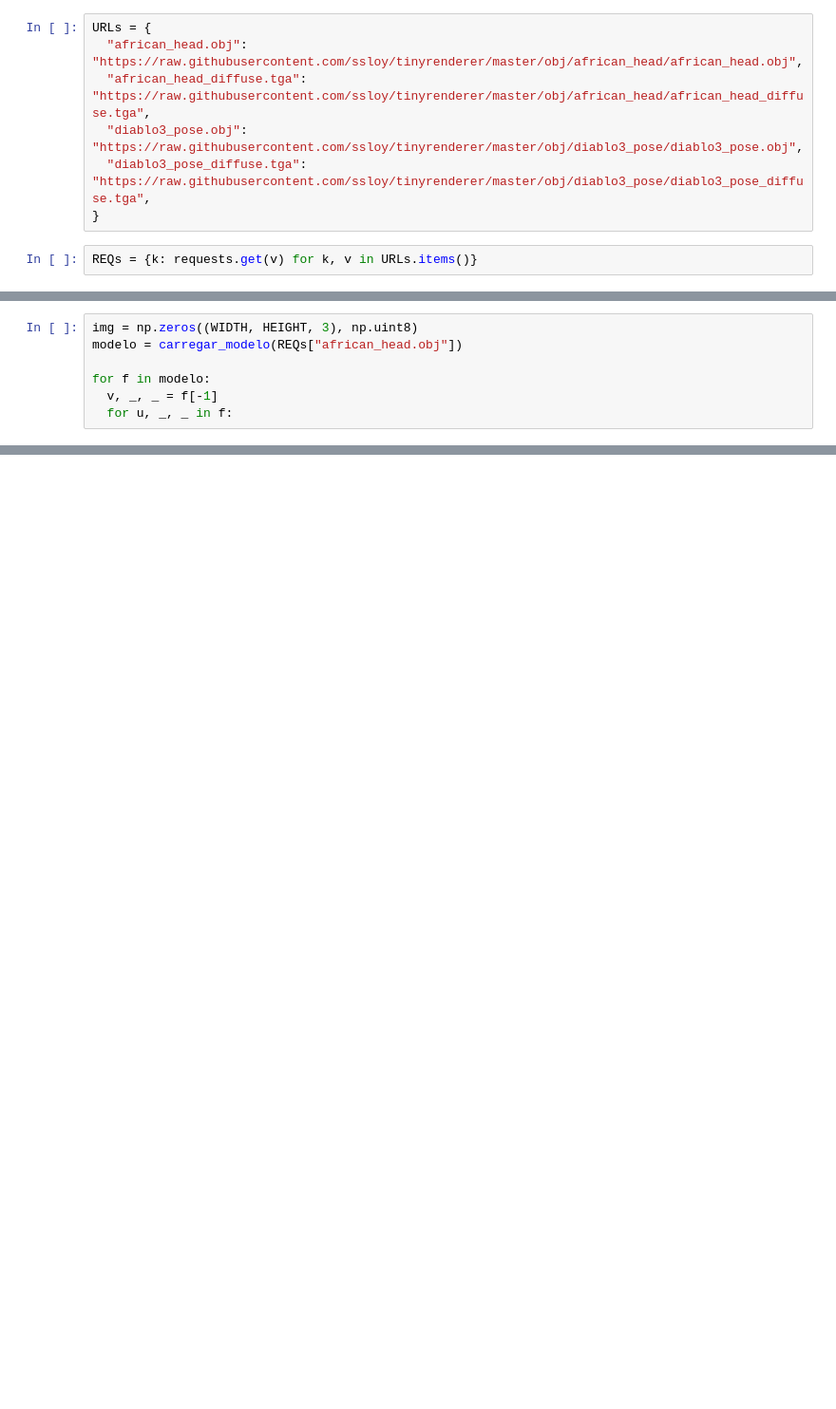
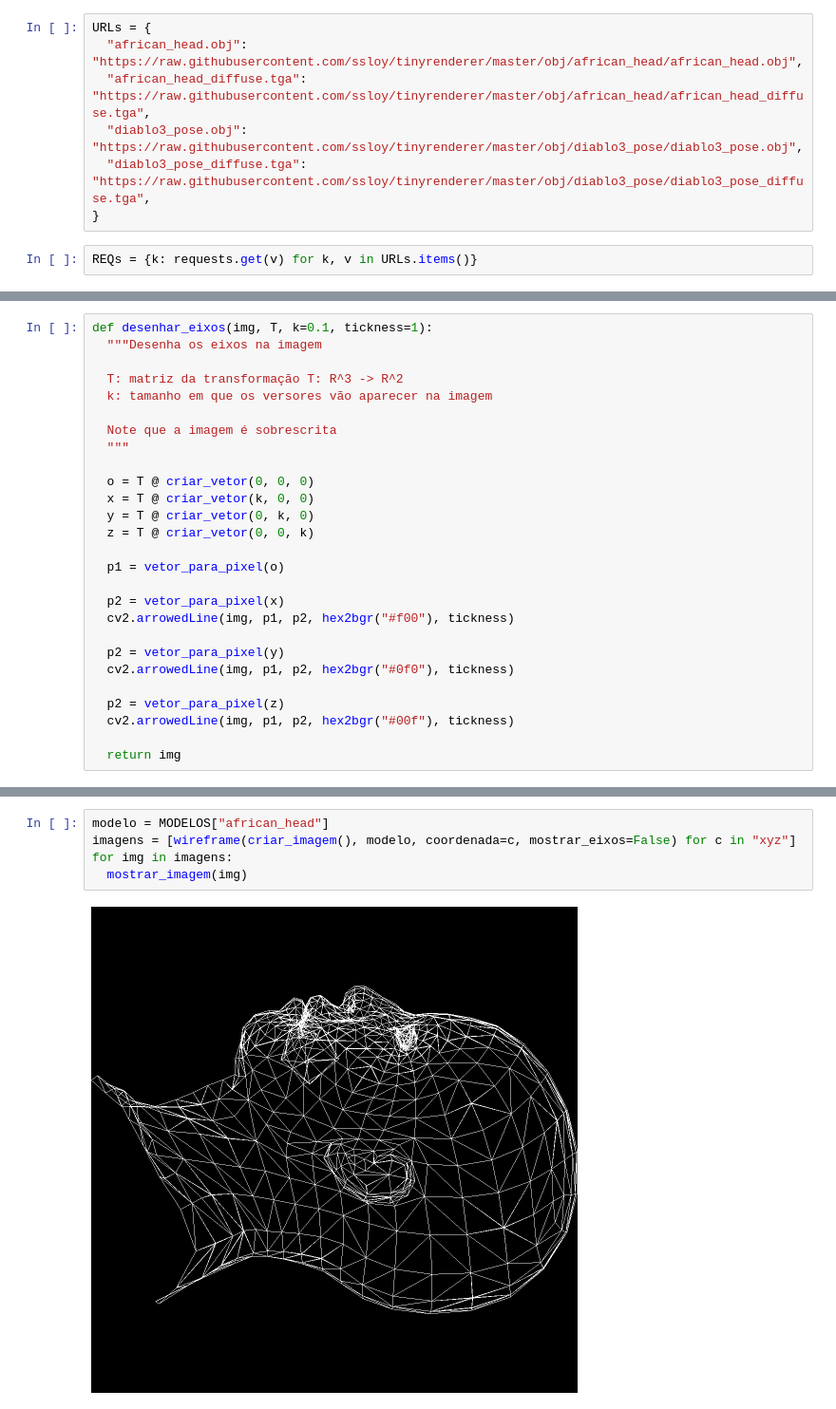
Before and after one commit to Edwolt/TinyRenderer-PythonNotebook, a Jupyter notebook: TinyRenderer.ipynb, the cells around one changed output, grey strips where cells are left out. Shown at 95% size. Saved outputs shown, nothing was run; the diff lists cells and outputs as text; blank space fills up the shorter version.

Commit message:
Renderizando o Wireframe

```diff
--- a/TinyRenderer.ipynb
+++ b/TinyRenderer.ipynb
@@ -237,7 +423,0 @@ cv2_imshow(image)
-# %%
-img = np.zeros((WIDTH, HEIGHT, 3), np.uint8)
-modelo = carregar_modelo(REQs["african_head.obj"])
-
-for f in modelo:
-  v, _, _ = f[-1]
-  for u, _, _ in f:
@@ -243,0 +446,27 @@ for f in modelo:
+# %%
+def desenhar_eixos(img, T, k=0.1, tickness=1):
+  """Desenha os eixos na imagem
+
+  T: matriz da transformação T: R^3 -> R^2
+  k: tamanho em que os versores vão aparecer na imagem
+
+  Note que a imagem é sobrescrita
+  """
+
+  o = T @ criar_vetor(0, 0, 0)
+  x = T @ criar_vetor(k, 0, 0)
+  y = T @ criar_vetor(0, k, 0)
+  z = T @ criar_vetor(0, 0, k)
+
+  p1 = vetor_para_pixel(o)
+
+  p2 = vetor_para_pixel(x)
+  cv2.arrowedLine(img, p1, p2, hex2bgr("#f00"), tickness)
+
+  p2 = vetor_para_pixel(y)
+  cv2.arrowedLine(img, p1, p2, hex2bgr("#0f0"), tickness)
+
+  p2 = vetor_para_pixel(z)
+  cv2.arrowedLine(img, p1, p2, hex2bgr("#00f"), tickness)
+
+  return img
@@ -243,0 +514,7 @@ for f in modelo:
+# %%
+modelo = MODELOS["african_head"]
+imagens = [wireframe(criar_imagem(), modelo, coordenada=c, mostrar_eixos=False) for c in "xyz"]
+for img in imagens:
+  mostrar_imagem(img)
+# %% [output]
+[figure, added]
```
Also changed, not shown: parts of 34 cells of this notebook.
